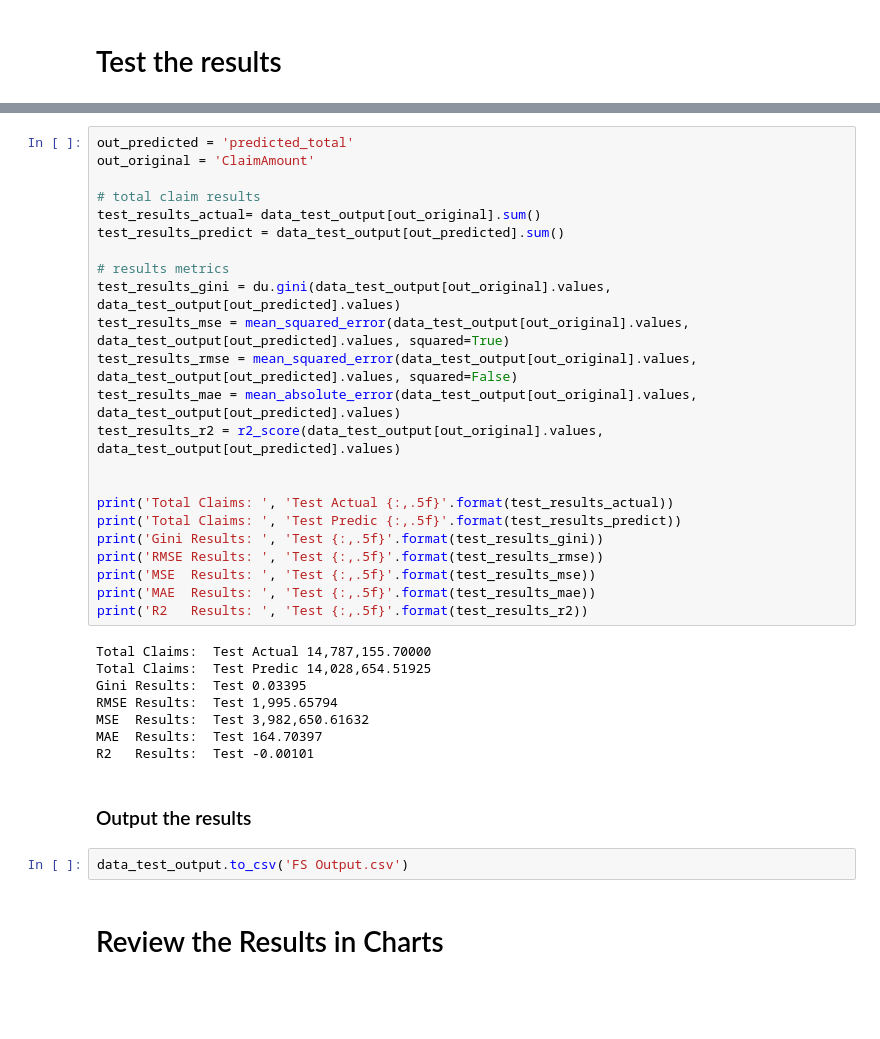
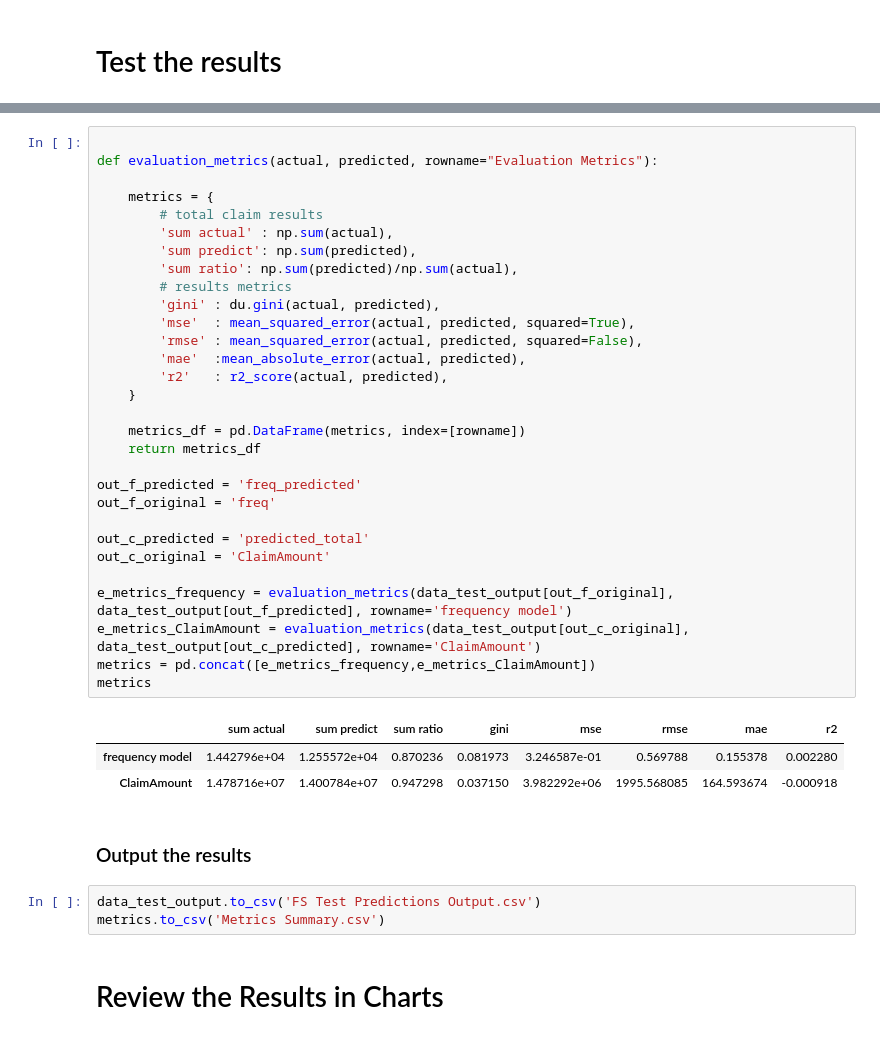
Before and after one commit to mlwp3/pricing, a Jupyter notebook: final/Models/RF/modelling_freq_sev.ipynb, the cells around one changed output, grey strips where cells are left out. Saved outputs shown, nothing was run; the diff lists cells and outputs as text; blank space fills up the shorter version.

Commit message:
Updated evaluation metrics for RF model and output charts

```diff
--- a/final/Models/RF/modelling_freq_sev.ipynb
+++ b/final/Models/RF/modelling_freq_sev.ipynb
@@ -210,38 +179,42 @@ R2   Results:  Test 0.00223
-# %%
-out_predicted = 'predicted_total'
-out_original = 'ClaimAmount'
-
-# total claim results
-test_results_actual= data_test_output[out_original].sum()
-test_results_predict = data_test_output[out_predicted].sum()
-
-# results metrics
-test_results_gini = du.gini(data_test_output[out_original].values, data_test_output[out_predicted].values)
-test_results_mse = mean_squared_error(data_test_output[out_original].values, data_test_output[out_predicted].values, squared=True)
-test_results_rmse = mean_squared_error(data_test_output[out_original].values, data_test_output[out_predicted].values, squared=False)
-test_results_mae = mean_absolute_error(data_test_output[out_original].values, data_test_output[out_predicted].values)
-test_results_r2 = r2_score(data_test_output[out_original].values, data_test_output[out_predicted].values)
-
-
-print('Total Claims: ', 'Test Actual {:,.5f}'.format(test_results_actual))
-print('Total Claims: ', 'Test Predic {:,.5f}'.format(test_results_predict))
-print('Gini Results: ', 'Test {:,.5f}'.format(test_results_gini))
-print('RMSE Results: ', 'Test {:,.5f}'.format(test_results_rmse))
-print('MSE  Results: ', 'Test {:,.5f}'.format(test_results_mse))
-print('MAE  Results: ', 'Test {:,.5f}'.format(test_results_mae))
-print('R2   Results: ', 'Test {:,.5f}'.format(test_results_r2))
-# %% [output]
-Total Claims:  Test Actual 14,787,155.70000
-Total Claims:  Test Predic 14,028,654.51925
-Gini Results:  Test 0.03395
-RMSE Results:  Test 1,995.65794
-MSE  Results:  Test 3,982,650.61632
-MAE  Results:  Test 164.70397
-R2   Results:  Test -0.00101
+# %%
+
+def evaluation_metrics(actual, predicted, rowname="Evaluation Metrics"):
+
+    metrics = {
+        # total claim results
+        'sum actual' : np.sum(actual),
+        'sum predict': np.sum(predicted),
+        'sum ratio': np.sum(predicted)/np.sum(actual),
+        # results metrics
+        'gini' : du.gini(actual, predicted),
+        'mse'  : mean_squared_error(actual, predicted, squared=True),
+        'rmse' : mean_squared_error(actual, predicted, squared=False),
+        'mae'  :mean_absolute_error(actual, predicted),
+        'r2'   : r2_score(actual, predicted),
+    }
+
+    metrics_df = pd.DataFrame(metrics, index=[rowname])
+    return metrics_df
+
+out_f_predicted = 'freq_predicted'
+out_f_original = 'freq'
+
+out_c_predicted = 'predicted_total'
+out_c_original = 'ClaimAmount'
+
+e_metrics_frequency = evaluation_metrics(data_test_output[out_f_original],  data_test_output[out_f_predicted], rowname='frequency model')
+e_metrics_ClaimAmount = evaluation_metrics(data_test_output[out_c_original],  data_test_output[out_c_predicted], rowname='ClaimAmount')
+metrics = pd.concat([e_metrics_frequency,e_metrics_ClaimAmount])
+metrics
+# %% [output]
+|  | sum actual | sum predict | sum ratio | gini | mse | rmse | mae | r2 |
+| frequency model | 1.442796e+04 | 1.255572e+04 | 0.870236 | 0.081973 | 3.246587e-01 | 0.569788 | 0.155378 | 0.002280 |
+| ClaimAmount | 1.478716e+07 | 1.400784e+07 | 0.947298 | 0.037150 | 3.982292e+06 | 1995.568085 | 164.593674 | -0.000918 |
 # %% [markdown]
 ### Output the results
 # %%
-data_test_output.to_csv('FS Output.csv')
+data_test_output.to_csv('FS Test Predictions Output.csv')
+metrics.to_csv('Metrics Summary.csv')
 # %% [markdown]
 # Review the Results in Charts
 # %% [markdown]
```
Also changed, not shown: parts of 6 cells of this notebook, 8 other files.
